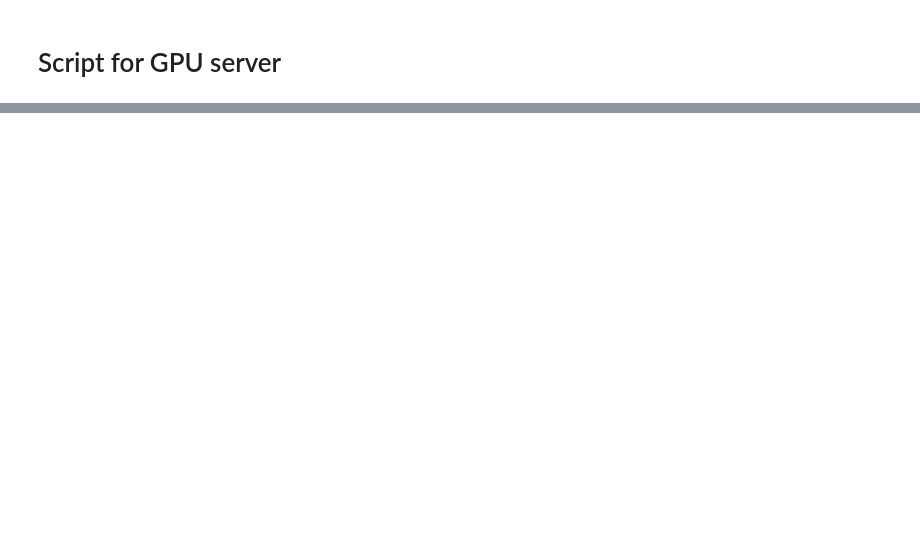
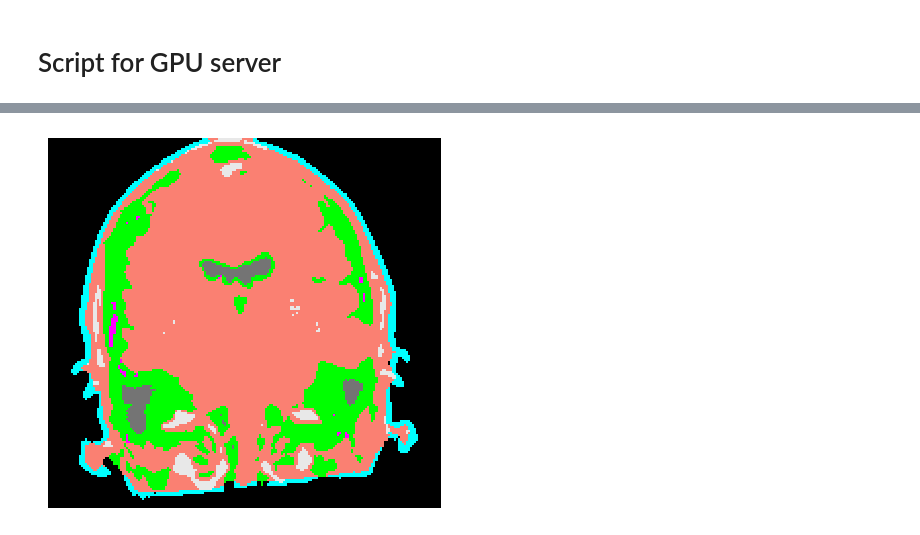
Before and after one commit to taenayat/mri_to_ct, a Jupyter notebook: NeckMask.ipynb, the cells around one changed output, grey strips where cells are left out. Saved outputs shown, nothing was run; the diff lists cells and outputs as text; code cells hidden in the pictures; blank space fills up the shorter version.

```diff
--- a/NeckMask.ipynb
+++ b/NeckMask.ipynb
@@ -912,0 +980,44 @@ print('DONE :)')
+# %%
+from matplotlib.colors import ListedColormap
+LIGHT_BLUE = '#00ffff'
+ORANGE = '#ff8040'
+PURPLE = '#8000ff'
+GREEN = '#16a70b'
+LIGHT_PINK = '#ff80c0'
+DARK_GREEN = '#008100'
+DARK_BLUE = '#0000ff'
+NEON_PINK = '#ff00ff'
+LIGHT_GREEN = '#00ff00'
+GRAY = '#909091' #FIXME: match with image in Drive
+TAN = '#ebda96'
+LIGHT_RED = '#fa8072'
+BLACK = '#000000ff'
+BLACK_TRANSPARENT = '#00000000'
+
+#               Light blue          orange              Purple                 Green                   light pink       dark green      dark blue         neon pink            light green      grey                    tan                 light red
+RGB_VALUES = [(0, 255, 255, 255), (255, 128, 64, 255), (128, 0, 255, 255), (22, 167, 11, 255), (255, 128, 192, 255), (0, 129, 0, 255), (0, 0, 255, 255), (255, 0, 255, 255), (0, 255, 0, 255), (144, 144, 145, 255), (235, 218, 150, 255), (250, 128, 114, 255)]
+RANGES = [[0, 0.5], [0.5, 1.5], [1.5, 2.5], [2.5, 3.5], [3.5, 4.5], [4.5, 5.5], [5.5, 6.5], [6.5, 7.5], [7.5, 8.5], [8.5, 9.5], [9.5, 10.5], [10.5, 11.5]]
+
+def plot_segmented(image_sliced):
+    plt.figure()
+    plt.imshow(image_sliced, cmap='gray', interpolation='none')
+    plt.axis('off')
+    rgba_colors = [BLACK_TRANSPARENT, LIGHT_PINK, ORANGE, GRAY, PURPLE, BLACK_TRANSPARENT, DARK_BLUE, NEON_PINK, LIGHT_GREEN, LIGHT_BLUE, BLACK_TRANSPARENT, LIGHT_RED]
+    outline_list = [(250, 128, 114, 255), (0, 255, 255, 255), (0, 255, 0, 255), (255, 0, 255, 255), (0, 0, 255, 255), (128, 0, 255, 255), (144, 144, 145, 255), (255, 128, 64, 255), (255, 128, 192, 255)]
+    outline_list = outline_list[::-1]
+    for num, color in enumerate(rgba_colors):
+        if color == BLACK_TRANSPARENT:
+            continue
+        cmap = ListedColormap([color])
+        cmap.set_over((0, 0, 0, 0))
+        cmap.set_under((0, 0, 0, 0))
+        cmap.set_bad((0, 0, 0, 0))
+        plt.imshow(image_sliced, cmap=cmap, interpolation='none', vmin=RANGES[num][0], vmax=RANGES[num][1])
+    plt.show()
+# %%
+slice_number = 100
+image = segment_img[:,slice_number,:]
+plot_segmented(image)
+plt.show()
+# %% [output]
+[figure, added]
```
Also changed, not shown: parts of 21 cells of this notebook.
